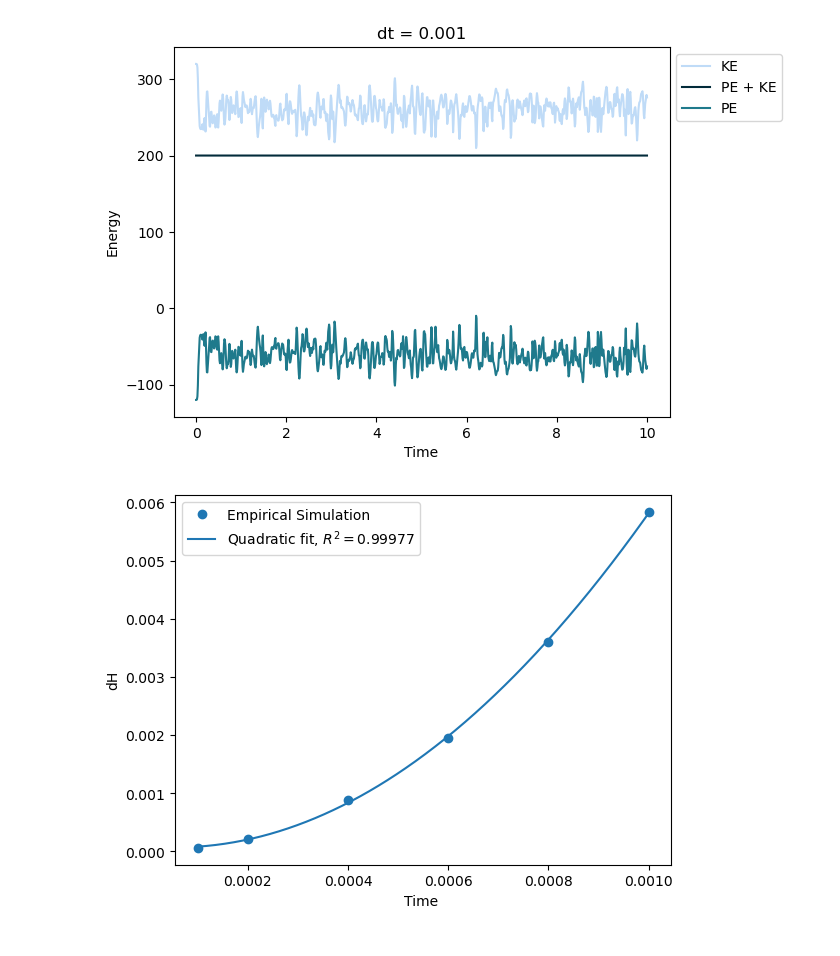
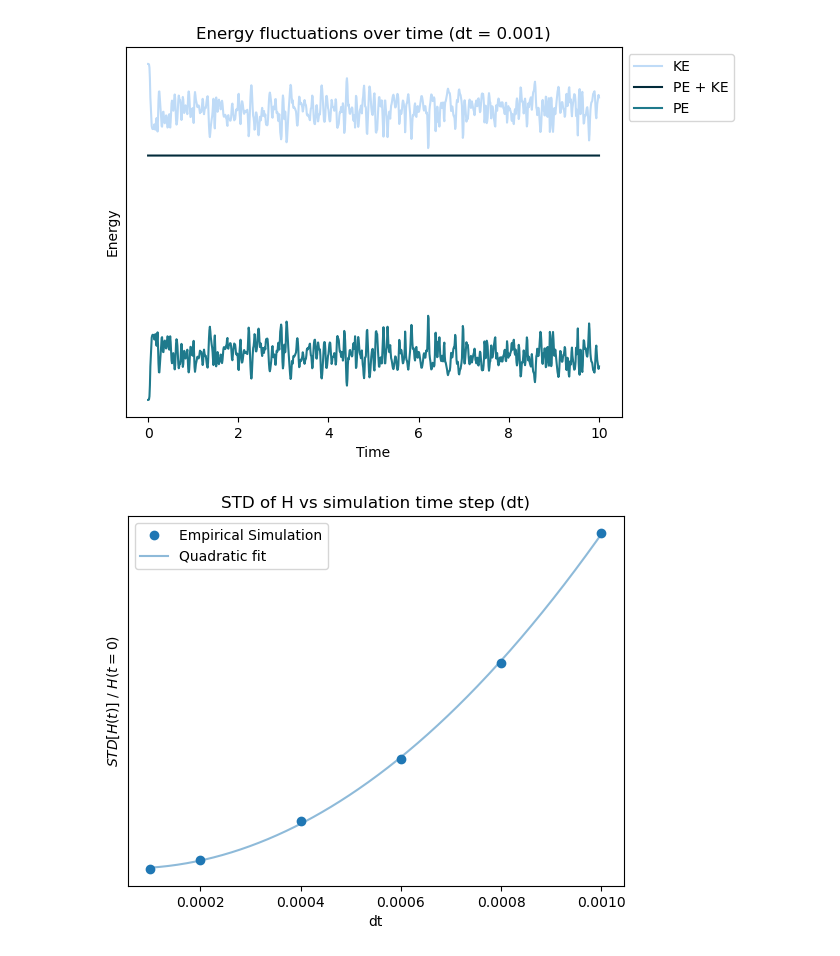
Before and after one commit to pjeong3120/md_engine, a Jupyter notebook: plots.ipynb, the cells around one changed output. Saved outputs shown, nothing was run; the diff lists cells and outputs as text; code cells hidden in the pictures.

Commit message:
Updated all plots - uploading scripts for reproducibility

```diff
--- a/plots.ipynb
+++ b/plots.ipynb
@@ -4,35 +11,34 @@ from matplotlib import pyplot as plt
 # %%
 colors = ['#022b3a', '#1f7a8c', '#bfdbf7']
 
-job_dir = f'./runs/N=64_totaltime=10_dt=10e-4'
+job_dir = f'./runs/time_screens/totaltime=10_dt=10e-4'
 
 with open(os.path.join(job_dir, 'data.pkl'), 'rb') as f:
     data = pickle.load(f)
 time = data['time']
 system_energy = data['system_energy']
 system_pe = data['system_pe']
 system_ke = data['system_ke']
 
 plt.plot(time, system_ke, label = 'KE', color = colors[2])
 plt.plot(time, system_energy, label = f'PE + KE', color = colors[0])
 plt.plot(time, system_pe, label = 'PE', color = colors[1])
 
-plt.title('dt = 0.001')
+plt.title('Energy fluctuations over time (dt = 0.001)')
 plt.xlabel('Time')
 plt.ylabel('Energy')
+plt.yticks([])
 plt.legend(loc='upper left', bbox_to_anchor=(1, 1))
-plt.savefig('./ke_pe.png', bbox_inches='tight')
+#plt.savefig('./ke_pe.png', bbox_inches='tight')
 plt.show()
 # %% [output]
-[figure, old version]
+[figure, new version]
 # %%
 dH = []
-dt = np.array([0.0001, 0.0002, 0.0004, 0.0006, 0.0008, 0.0010])
-for i in range(6):
-    if i == 0:
-        job_dir = f'./runs/N=64_totaltime=10_dt=1e-4'
-    else:
-        job_dir = f'./runs/N=64_totaltime=10_dt={i*2}e-4'
+dt_lst= np.array([0.0001, 0.0002, 0.0004, 0.0006, 0.0008, 0.0010])
+
+for i, dt in enumerate(dt_lst):
+    job_dir = f'./runs/time_screens/totaltime=10_dt={int(dt * 10_000)}e-4'
 
     with open(os.path.join(job_dir, 'data.pkl'), 'rb') as f:
         data = pickle.load(f)
@@ -40,30 +46,29 @@ for i in range(6):
     system_energy = data['system_energy']
     dH.append(system_energy.std())
 
-dH = np.array(dH)
-plt.plot(dt, dH, 'o', label='Empirical Simulation')
+dH = np.array(dH)/dH[0]
+plt.plot(dt_lst, dH, 'o', label='Empirical Simulation')
 
 # Fit a quadratic polynomial: y = ax^2 + bx + c
-coeffs = np.polyfit(dt, dH, deg=2)
+coeffs = np.polyfit(dt_lst, dH, deg=2)
 poly = np.poly1d(coeffs)
 
-dt_fit = np.linspace(dt.min(), dt.max(), 500)
+dt_fit = np.linspace(dt_lst.min(), dt_lst.max(), 500)
 dH_fit = poly(dt_fit)
 
 # Plot the quadratic fit
 dH_pred = poly(dt)
-ss_res = np.sum((dH - dH_pred) ** 2)
-ss_tot = np.sum((dH - np.mean(dH)) ** 2)
-r_squared = 1 - (ss_res / ss_tot)
-plt.plot(dt_fit, dH_fit, '-', label=rf'Quadratic fit, $R^2={r_squared:.5f}$', color = 'tab:blue')
+plt.plot(dt_fit, dH_fit, '-', label=rf'Quadratic fit', color = 'tab:blue', alpha = 0.5)
 
-plt.xlabel('Time ')
-plt.ylabel('dH')
+plt.xlabel('dt')
+plt.ylabel(r'$STD[H(t)]$ / $H(t=0)$')
+plt.yticks([])
 plt.legend()
-plt.savefig('./quadratic_fit.png')
+#plt.savefig('./quadratic_fit.png')
+plt.title(r'STD of H vs simulation time step (dt)')
 plt.show()
 # %% [output]
-[figure, old version]
+[figure, new version]
 # %%
 from scipy.stats import linregress
 
```
Also changed, not shown: parts of 21 cells of this notebook, 3 other files.
